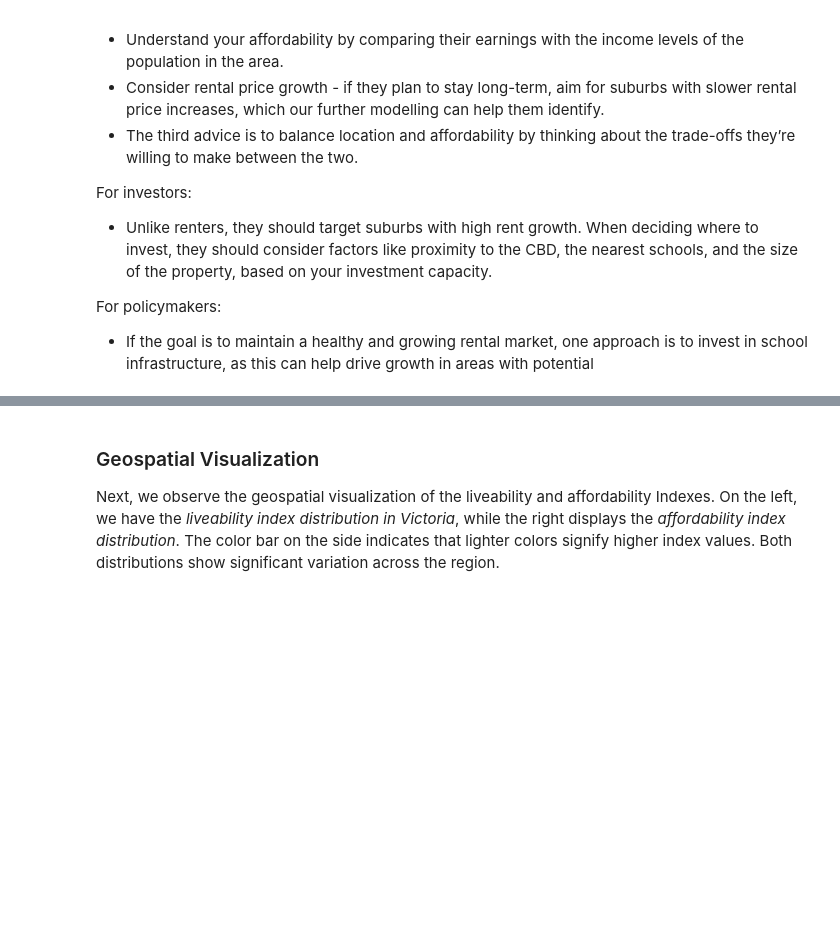
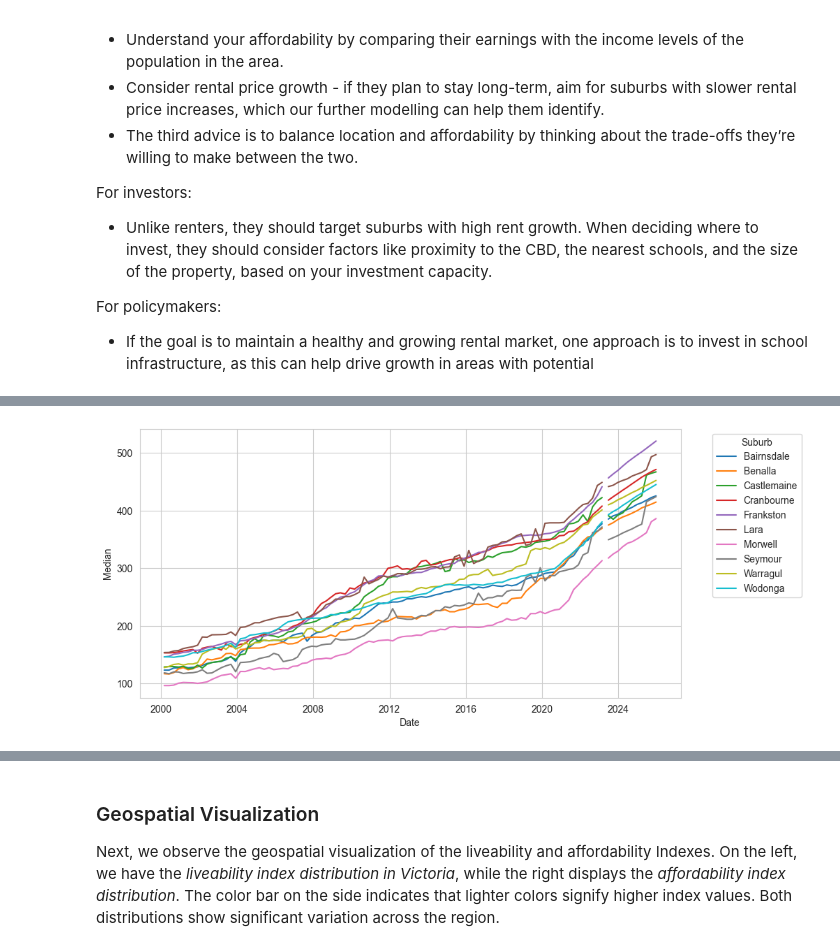
Before and after one commit to MAST30034-AppliedDataScience/project-2-group-real-estate-industry-project-3, a Jupyter notebook: notebooks/Summary_Notebook.ipynb, the cells around one changed output, grey strips where cells are left out. Saved outputs shown, nothing was run; the diff lists cells and outputs as text; code cells hidden in the pictures; blank space fills up the shorter version.

```diff
--- a/notebooks/Summary_Notebook.ipynb
+++ b/notebooks/Summary_Notebook.ipynb
@@ -76,0 +117,15 @@ In summary, these metrics help us understand the balance between what makes a co
+# %%
+historical_data_top_10 = pd.read_csv('../data/curated/historical_data_top_10.csv')
+predicted_data_top_10 = pd.read_csv('../data/curated/predicted_data_top_10.csv')
+
+historical_data_top_10["Date"] = pd.to_datetime(historical_data_top_10["Date"])
+predicted_data_top_10["Date"] = pd.to_datetime(predicted_data_top_10["Date"])
+
+fig, ax = plt.subplots(figsize=(10, 5))
+sns.lineplot(data=historical_data_top_10, x="Date", y="Median", hue="suburb", ax=ax, errorbar=None, legend=False)
+sns.lineplot(data=predicted_data_top_10, x="Date", y="Median", hue="suburb", ax=ax, errorbar=None)
+plt.legend(title='Suburb', bbox_to_anchor=(1.05, 1), loc='upper left')
+plt.savefig("../plots/top_10_suburbs_growth_rates.png", transparent=True, dpi=300, bbox_inches = 'tight')
+plt.show()
+# %% [output]
+[figure, added]
```
Also changed, not shown: parts of 7 cells of this notebook, 5 other files.
